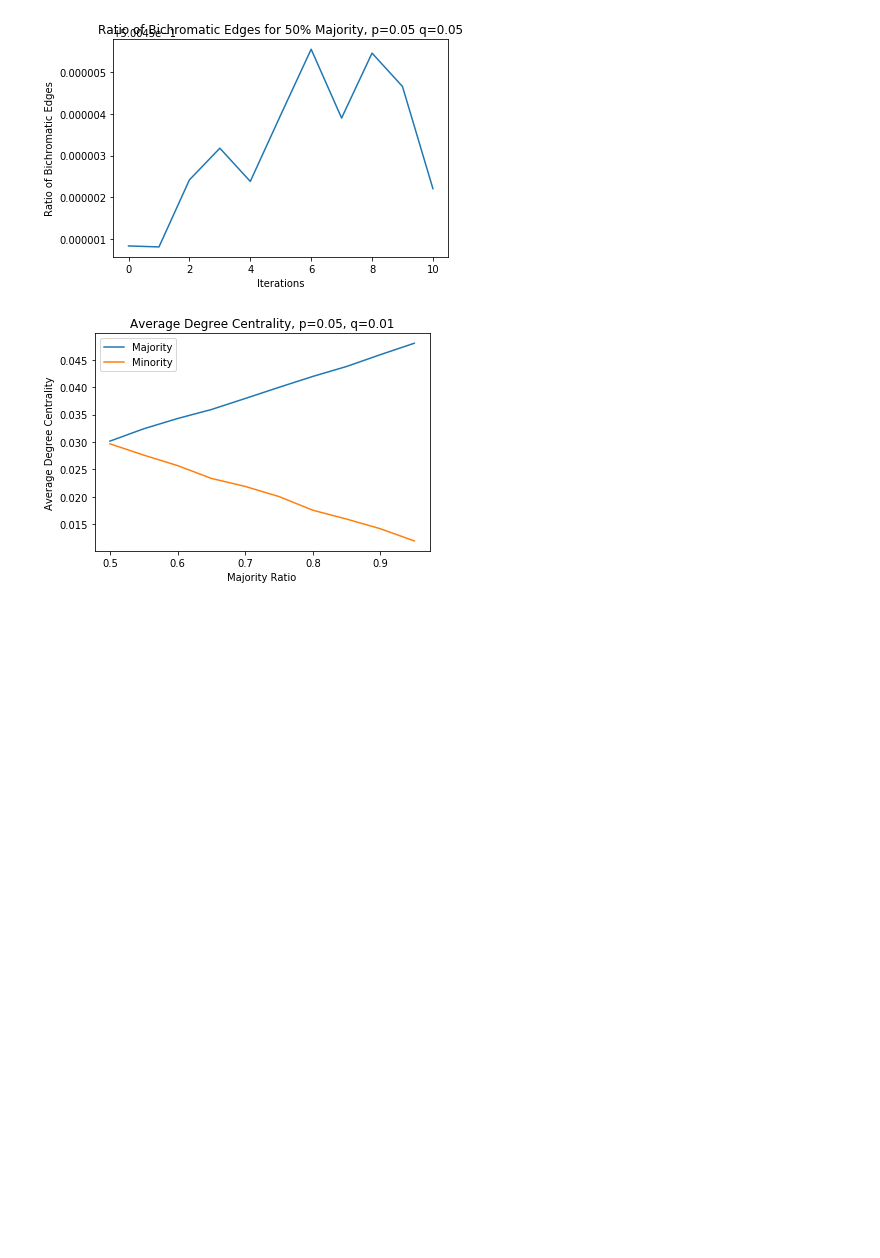
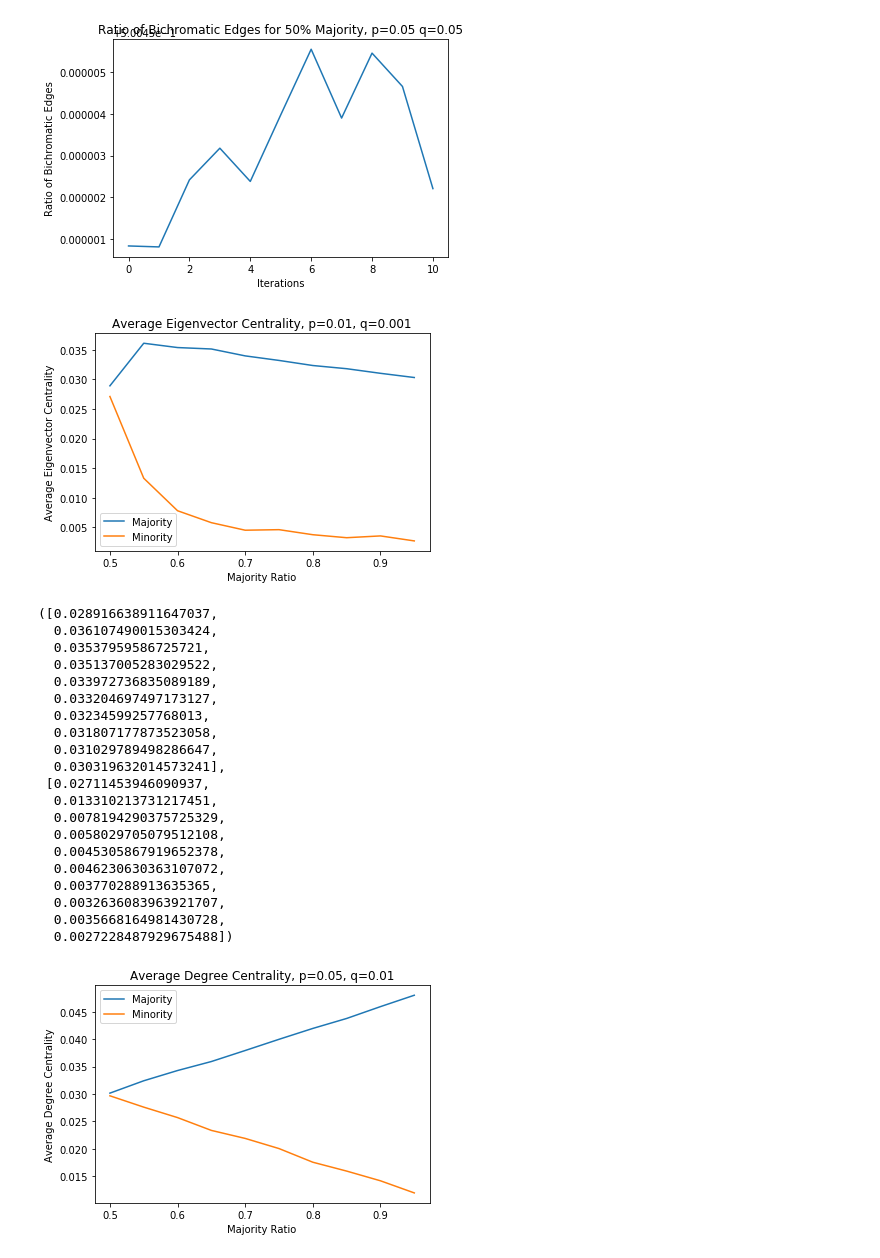
Before and after one commit to emmaling27/networks-research, a Jupyter notebook: stochastic_block_model.ipynb, the cells around one changed output. Drawn from its saved outputs; the diff is of its cells as text; code cells hidden in the pictures; blank space fills up the shorter version.

```diff
--- a/stochastic_block_model.ipynb
+++ b/stochastic_block_model.ipynb
@@ -147,6 +147,30 @@ def plot_centrality(graph_size, probs, centrality_type):
     plt.savefig("plots/" + centrality_type + "_centrality_p=" + str(int(100*probs[0][0])) + "_q=" + str(int(100*probs[0][1])) + "_g" + str(graph_size))
     plt.show()
     return maj_ave_degree, min_ave_degree
+# %%
+plot_centrality(1000, [[0.01, 0.001],[0.001, 0.01]], "Eigenvector")
+# %% [output]
+[figure, added]
+([0.028916638911647037,
+  0.036107490015303424,
+  0.03537959586725721,
+  0.035137005283029522,
+  0.033972736835089189,
+  0.033204697497173127,
+  0.03234599257768013,
+  0.031807177873523058,
+  0.031029789498286647,
+  0.030319632014573241],
+ [0.02711453946090937,
+  0.013310213731217451,
+  0.0078194290375725329,
+  0.0058029705079512108,
+  0.0045305867919652378,
+  0.0046230630363107072,
+  0.003770288913635365,
+  0.0032636083963921707,
+  0.0035668164981430728,
+  0.0027228487929675488])
 # %%
 for centrality_type in centrality_types:
     try:
```
Also changed, not shown: 3 other files.
